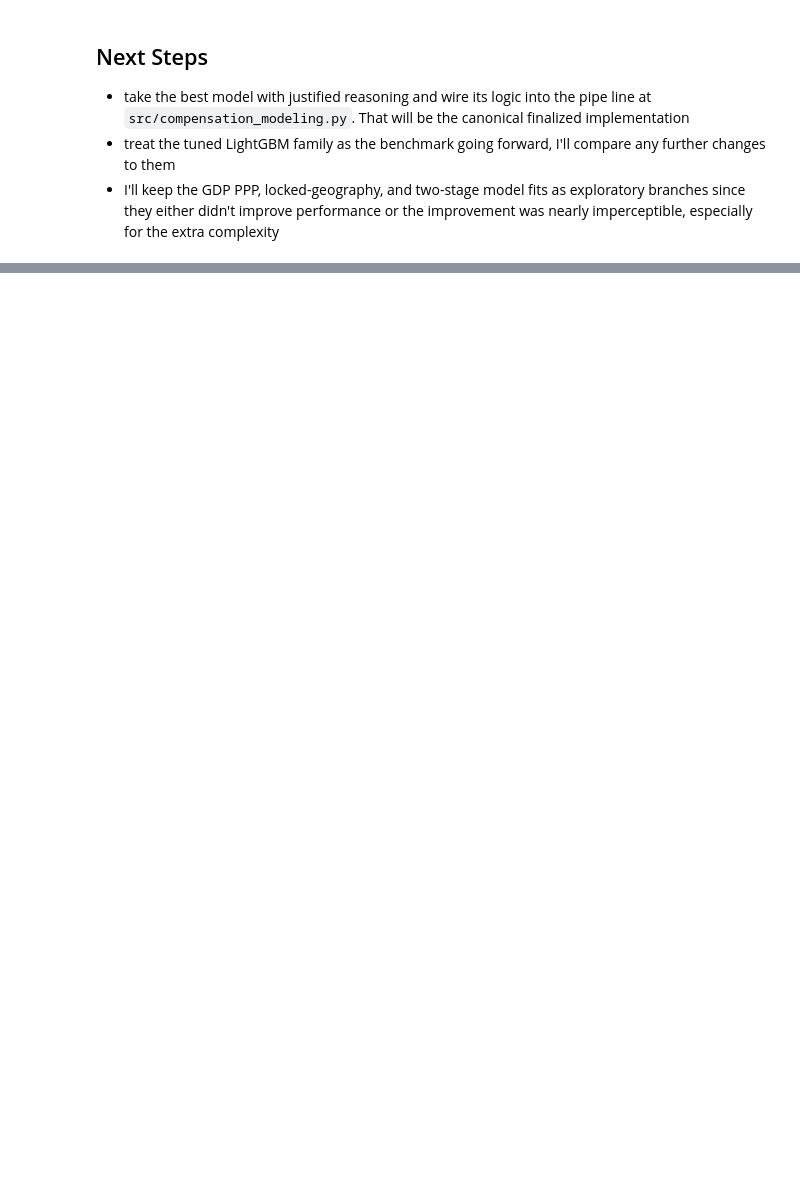
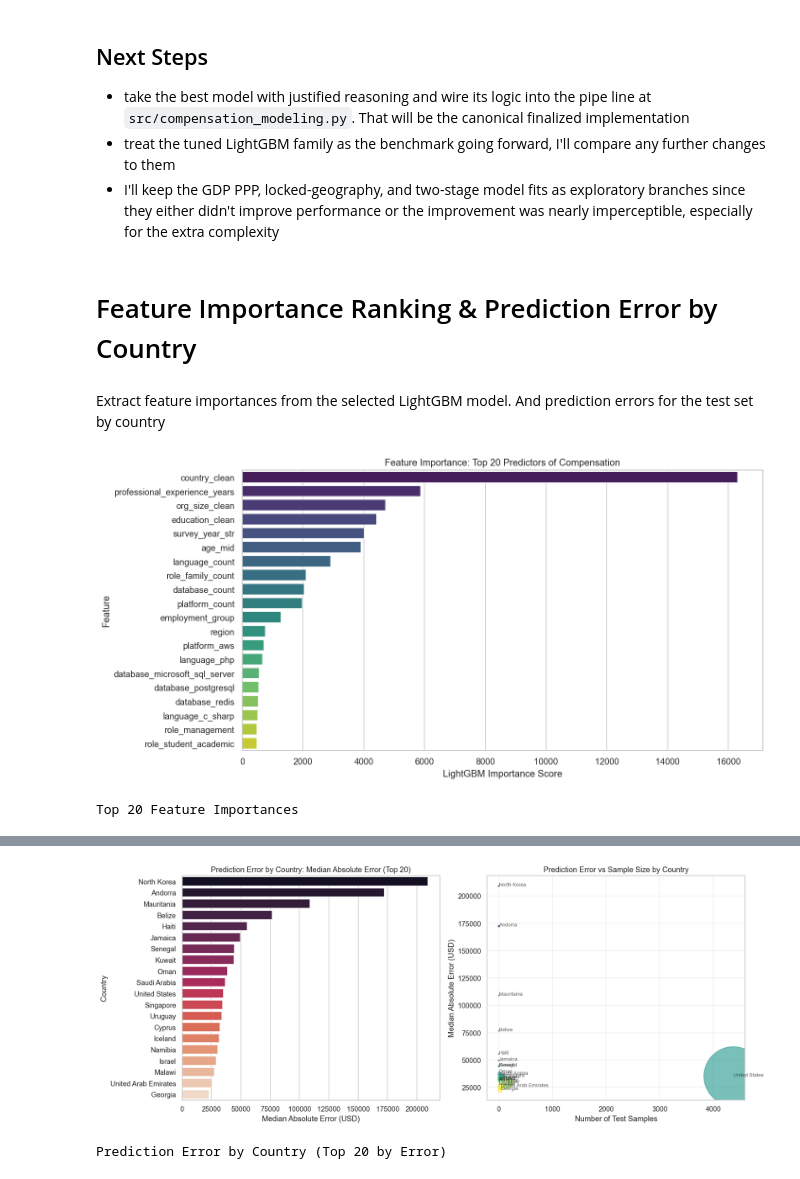
Before and after one commit to Jdrice72901/DSBA-6211-Stack-overflow-Survey-Analysis, a Jupyter notebook: notebooks/Compensation_Model.ipynb, the cells around one changed output, grey strips where cells are left out. Drawn from its saved outputs; the diff is of its cells as text; code cells hidden in the pictures; blank space fills up the shorter version.

Commit message:
Additional graphs for models added

```diff
--- a/notebooks/Compensation_Model.ipynb
+++ b/notebooks/Compensation_Model.ipynb
@@ -1372,3 +1369,80 @@ display(rolling_summary.round(2))
 - take the best model with justified reasoning and wire its logic into the pipe line at `src/compensation_modeling.py`. That will be the canonical finalized implementation
 - treat the tuned LightGBM family as the benchmark going forward, I'll compare any further changes to them
 - I'll keep the GDP PPP, locked-geography, and two-stage model fits as exploratory branches since they either didn't improve performance or the improvement was nearly imperceptible, especially for the extra complexity
+# %% [markdown]
+# Feature Importance Ranking & Prediction Error by Country
+# %% [markdown]
+Extract feature importances from the selected LightGBM model. And prediction errors for the test set by country
+# %%
+selected_model = selected_main['model']
+feature_importance_df = pd.DataFrame({
+    'feature': selected_main['feature_cols'],
+    'importance': selected_model.feature_importances_
+}).sort_values('importance', ascending=False).head(20)
+
+plt.figure(figsize=(12, 6))
+sns.barplot(data=feature_importance_df, x='importance', y='feature', palette='viridis')
+plt.title('Feature Importance: Top 20 Predictors of Compensation')
+plt.xlabel('LightGBM Importance Score')
+plt.ylabel('Feature')
+plt.tight_layout()
+plt.show()
+
+print('Top 20 Feature Importances')
+display(feature_importance_df.round(4))
+
+
+# Prediction Error by Country
+# Calculate prediction errors for the test set by country
+test_results = selected_main['test_df'].copy()
+test_results['pred_log'] = selected_main['test_pred']
+test_results['pred_real'] = np.exp(selected_main['test_pred'])
+test_results['actual_real'] = np.exp(test_results[COMP_TARGET])
+test_results['abs_error'] = np.abs(test_results['actual_real'] - test_results['pred_real'])
+test_results['pct_error'] = np.abs(test_results['actual_real'] - test_results['pred_real']) / test_results['actual_real'] * 100
+
+# Group by country and calculate error metrics
+country_error_df = (
+    test_results
+    .groupby('country_clean', as_index=False)
+    .agg(
+        count=('abs_error', 'size'),
+        median_abs_error=('abs_error', 'median'),
+        mean_abs_error=('abs_error', 'mean'),
+        rmse=('abs_error', lambda x: np.sqrt(np.mean(x**2))),
+        median_pct_error=('pct_error', 'median')
+    )
+    .sort_values('median_abs_error', ascending=False)
+    .head(20)  # Top 20 countries with highest errors
+)
+
+# Create visualization
+fig, axes = plt.subplots(1, 2, figsize=(15, 6))
+
+# Left plot: Median absolute error by country
+sns.barplot(data=country_error_df, x='median_abs_error', y='country_clean', ax=axes[0], palette='rocket')
+axes[0].set_title('Prediction Error by Country: Median Absolute Error (Top 20)')
+axes[0].set_xlabel('Median Absolute Error (USD)')
+axes[0].set_ylabel('Country')
+
+# Right plot: Sample size and error together
+ax2 = axes[1]
+scatter = ax2.scatter(country_error_df['count'], country_error_df['median_abs_error'],
+                     s=country_error_df['count']*2, alpha=0.6, c=range(len(country_error_df)), cmap='viridis')
+for idx, row in country_error_df.iterrows():
+    ax2.annotate(row['country_clean'],
+                (row['count'], row['median_abs_error']),
+                fontsize=8, alpha=0.7)
+ax2.set_xlabel('Number of Test Samples')
+ax2.set_ylabel('Median Absolute Error (USD)')
+ax2.set_title('Prediction Error vs Sample Size by Country')
+ax2.grid(True, alpha=0.3)
+
+plt.tight_layout()
+plt.show()
+
+print('Prediction Error by Country (Top 20 by Error)')
+display(country_error_df.round(2))
+# %% [output]
+[figure, added]
+Top 20 Feature Importances
@@ -1374,0 +1466,2 @@ display(rolling_summary.round(2))
+[figure, added]
+Prediction Error by Country (Top 20 by Error)
```
Also changed, not shown: parts of 8 cells of this notebook, 2 other files.
